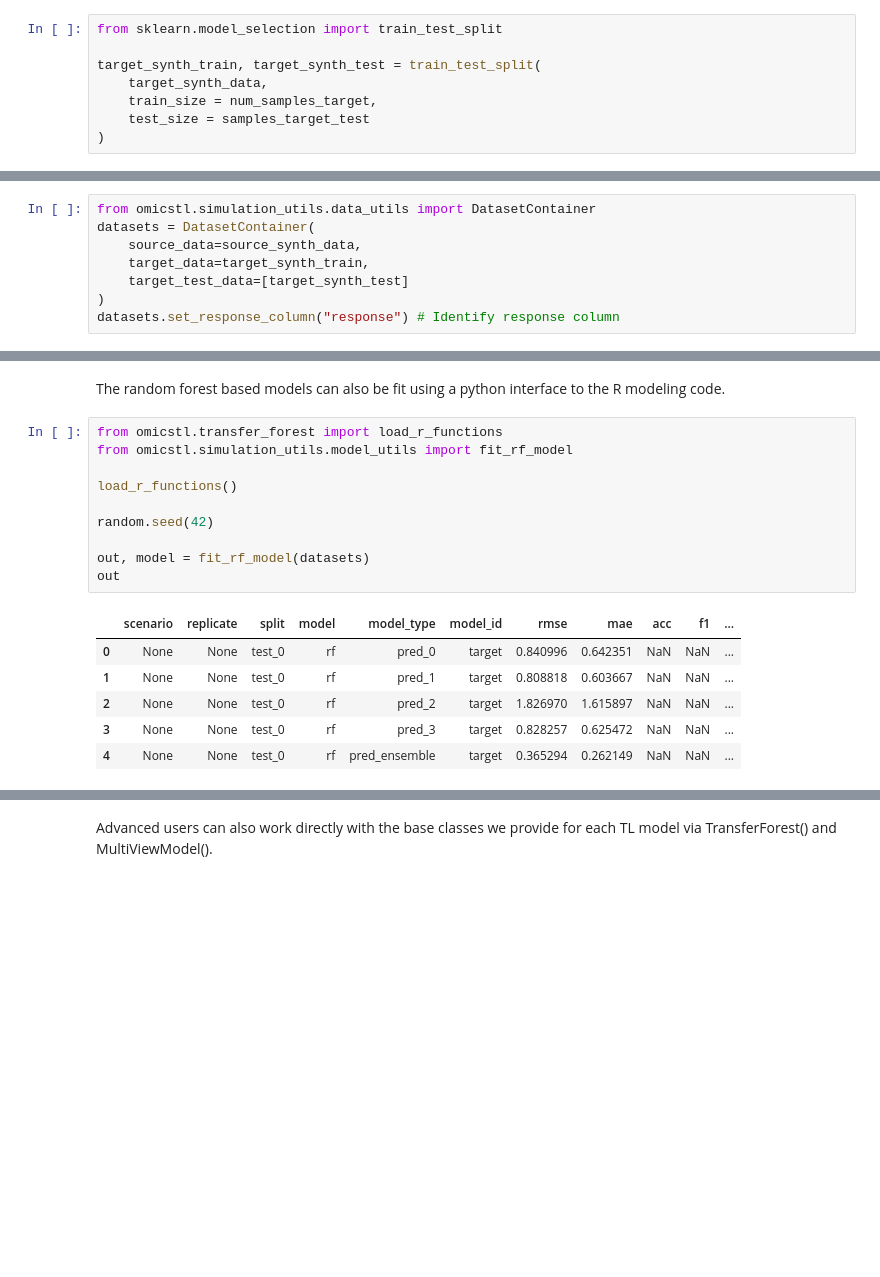
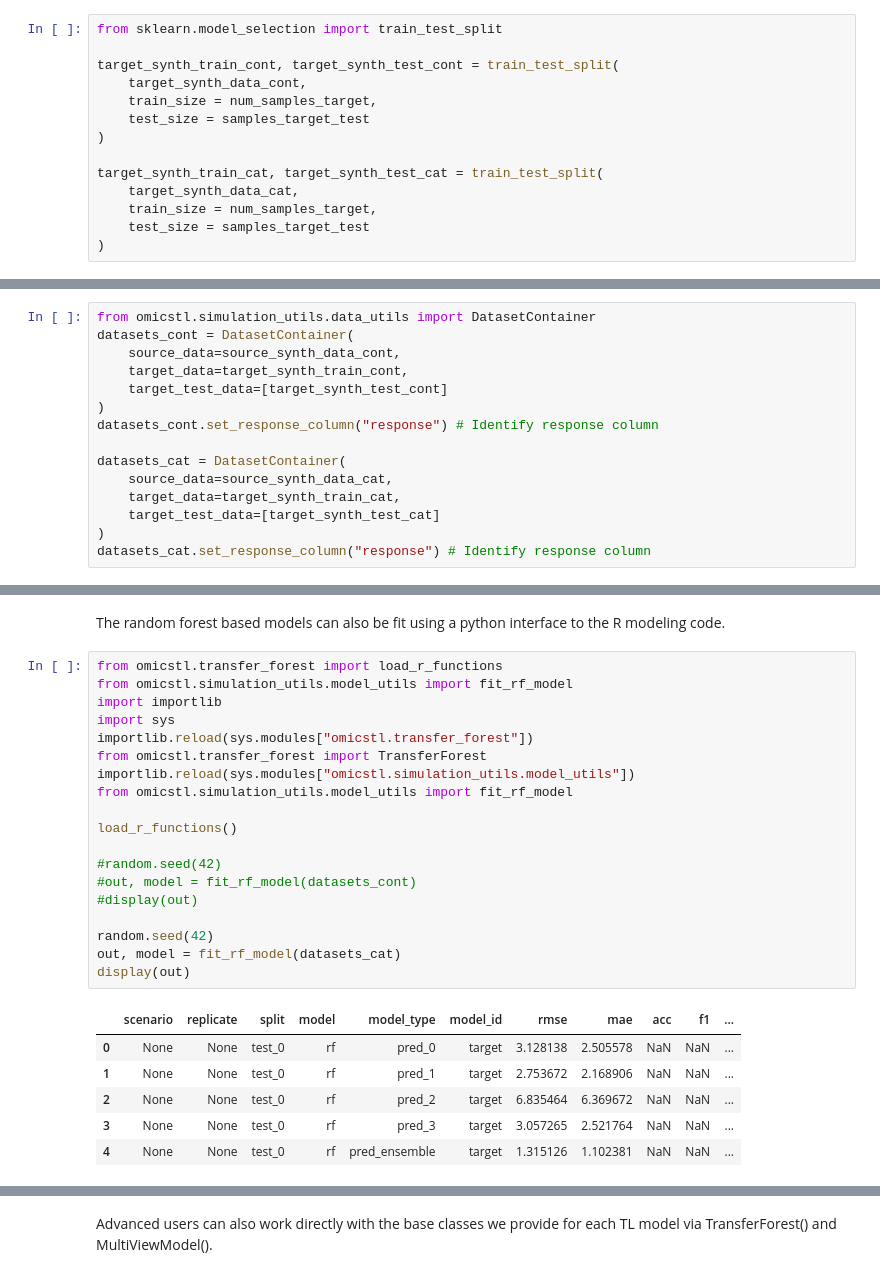
Before and after one commit to PNNL-Predictive-Phenomics/omicsTL, a Jupyter notebook: docs/example.ipynb, the cells around one changed output, grey strips where cells are left out. Cells and saved outputs as stored; diff of their text form; blank space fills up the shorter version.

```diff
--- a/docs/example.ipynb
+++ b/docs/example.ipynb
@@ -71,23 +210,36 @@ Then we can split the target data into train and test sets.
 # %%
 from sklearn.model_selection import train_test_split
 
-target_synth_train, target_synth_test = train_test_split(
-    target_synth_data,
+target_synth_train_cont, target_synth_test_cont = train_test_split(
+    target_synth_data_cont,
     train_size = num_samples_target,
     test_size = samples_target_test
 )
+
+target_synth_train_cat, target_synth_test_cat = train_test_split(
+    target_synth_data_cat,
+    train_size = num_samples_target,
+    test_size = samples_target_test
+)
 # %% [markdown]
 The data is now ready to be used for transfer learning.
 # %% [markdown]
 We provide a DatasetContainer helper class to keep the different datasets organized. Optionally, id_tuple can also be set which is used to label the scenario and replicate IDs if performing large scale simulation studies. These IDs are passed to the output after model fitting.
 # %%
 from omicstl.simulation_utils.data_utils import DatasetContainer
-datasets = DatasetContainer(
-	source_data=source_synth_data,
-	target_data=target_synth_train,
-	target_test_data=[target_synth_test]
+datasets_cont = DatasetContainer(
+	source_data=source_synth_data_cont,
+	target_data=target_synth_train_cont,
+	target_test_data=[target_synth_test_cont]
 )
-datasets.set_response_column("response") # Identify response column
+datasets_cont.set_response_column("response") # Identify response column
+
+datasets_cat = DatasetContainer(
+	source_data=source_synth_data_cat,
+	target_data=target_synth_train_cat,
+	target_test_data=[target_synth_test_cat]
+)
+datasets_cat.set_response_column("response") # Identify response column
 # %% [markdown]
 We enable automatic tuning over a parameter grid for both deep learning models:
 # %%
@@ -175,18 +328,27 @@ Name: rmse, dtype: float64
 The random forest based models can also be fit using a python interface to the R modeling code.
 # %%
 from omicstl.transfer_forest import load_r_functions
+from omicstl.simulation_utils.model_utils import fit_rf_model
+import importlib
+import sys
+importlib.reload(sys.modules["omicstl.transfer_forest"])
+from omicstl.transfer_forest import TransferForest
+importlib.reload(sys.modules["omicstl.simulation_utils.model_utils"])
 from omicstl.simulation_utils.model_utils import fit_rf_model
 
 load_r_functions()
 
+#random.seed(42)
+#out, model = fit_rf_model(datasets_cont)
+#display(out)
+
 random.seed(42)
-
-out, model = fit_rf_model(datasets)
-out
+out, model = fit_rf_model(datasets_cat)
+display(out)
 # %% [output]
 |  | scenario | replicate | split | model | model_type | model_id | rmse | mae | acc | f1 | ... |
-| 0 | None | None | test_0 | rf | pred_0 | target | 0.840996 | 0.642351 | NaN | NaN | ... |
-| 1 | None | None | test_0 | rf | pred_1 | target | 0.808818 | 0.603667 | NaN | NaN | ... |
-| 2 | None | None | test_0 | rf | pred_2 | target | 1.826970 | 1.615897 | NaN | NaN | ... |
-| 3 | None | None | test_0 | rf | pred_3 | target | 0.828257 | 0.625472 | NaN | NaN | ... |
-| 4 | None | None | test_0 | rf | pred_ensemble | target | 0.365294 | 0.262149 | NaN | NaN | ... |
+| 0 | None | None | test_0 | rf | pred_0 | target | 3.128138 | 2.505578 | NaN | NaN | ... |
+| 1 | None | None | test_0 | rf | pred_1 | target | 2.753672 | 2.168906 | NaN | NaN | ... |
+| 2 | None | None | test_0 | rf | pred_2 | target | 6.835464 | 6.369672 | NaN | NaN | ... |
+| 3 | None | None | test_0 | rf | pred_3 | target | 3.057265 | 2.521764 | NaN | NaN | ... |
+| 4 | None | None | test_0 | rf | pred_ensemble | target | 1.315126 | 1.102381 | NaN | NaN | ... |
```
Also changed, not shown: parts of 8 cells of this notebook, 6 other files.
